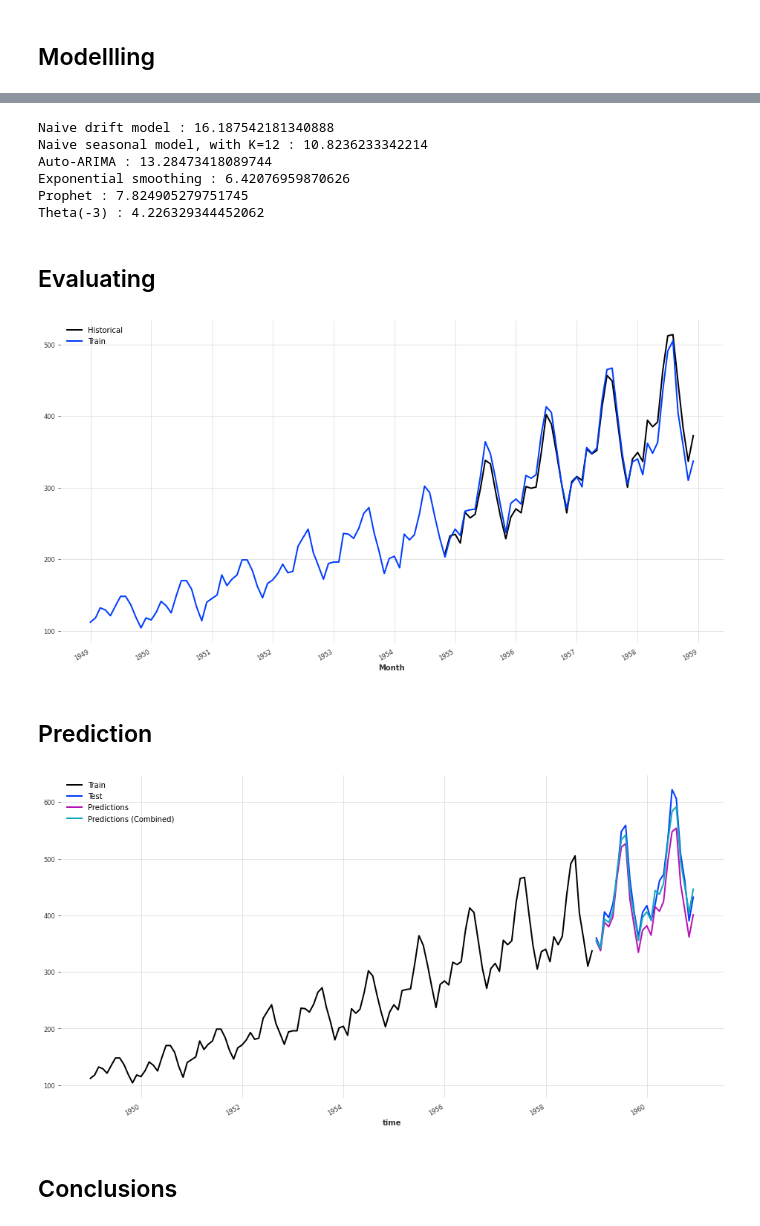
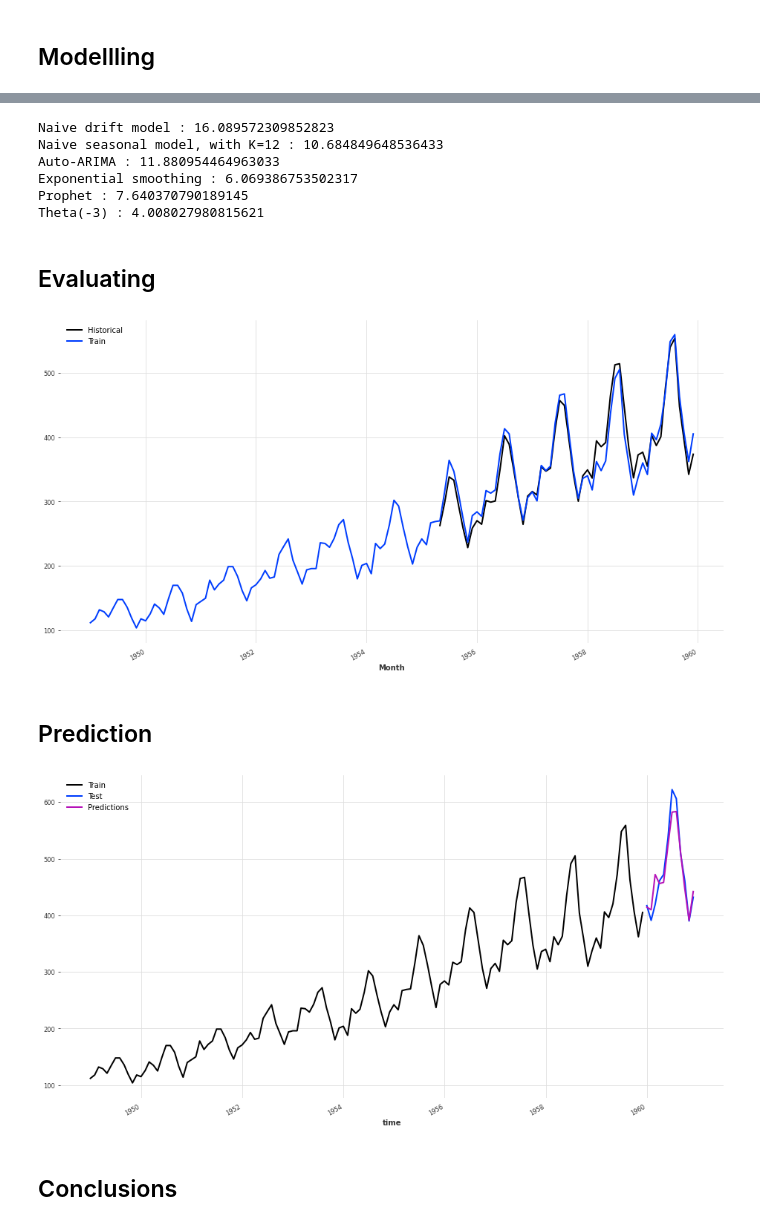
Before and after one commit to josumsc/darts-forecasting, a Jupyter notebook: src/air-passengers.ipynb, the cells around one changed output, grey strips where cells are left out. Saved outputs shown, nothing was run; the diff lists cells and outputs as text; code cells hidden in the pictures.

```diff
--- a/src/air-passengers.ipynb
+++ b/src/air-passengers.ipynb
@@ -49,7 +49,7 @@ def eval_darts_model(
 # %%
 airpassengers = AirPassengersDataset().load()
 # %%
-train, test = airpassengers.split_before(pd.Timestamp('19590101'))
+train, test = airpassengers.split_before(pd.Timestamp('19600101'))
 # %% [markdown]
 ## Data Description
 # %%
@@ -94,6 +94,7 @@ theta_grid = {
 theta_model = Theta.gridsearch(
     parameters= theta_grid,
     series=train,
-    forecast_horizon=12
+    forecast_horizon=12,
+    n_jobs=-1
 )[0]
 # %% [output]
@@ -127,12 +127,12 @@ for model in models:
     if model_error < initial_error:
         best_model = model
 # %% [output]
-Naive drift model : 16.187542181340888
-Naive seasonal model, with K=12 : 10.8236233342214
-Auto-ARIMA : 13.28473418089744
-Exponential smoothing : 6.42076959870626
-Prophet : 7.824905279751745
-Theta(-3) : 4.226329344452062
+Naive drift model : 16.089572309852823
+Naive seasonal model, with K=12 : 10.684849648536433
+Auto-ARIMA : 11.880954464963033
+Exponential smoothing : 6.069386753502317
+Prophet : 7.640370790189145
+Theta(-3) : 4.008027980815621
 # %% [markdown]
 ## Evaluating
 # %%
@@ -141,24 +141,18 @@ series = best_model.historical_forecasts(train, forecast_horizon=12)
 series.plot(label='Historical')
 train.plot(label='Train')
 # %% [output]
-[figure, old version]
+[figure, new version]
 # %% [markdown]
 ## Prediction
 # %%
 best_model.fit(train)
 pred = best_model.predict(len(test))
-# %%
-drift = NaiveDrift()
-drift.fit(train)
-drift_pred = drift.predict(len(test))
-pred_combined = pred + drift_pred - train.last_value()
 # %%
 fig, ax = plt.subplots(figsize=(16, 8))
 train.plot(label='Train')
 test.plot(label='Test')
 pred.plot(label='Predictions')
-pred_combined.plot(label='Predictions (Combined)')
 # %% [output]
-[figure, old version]
+[figure, new version]
 # %% [markdown]
 ## Conclusions
```
Also changed, not shown: parts of 2 cells of this notebook, 1 other file.
